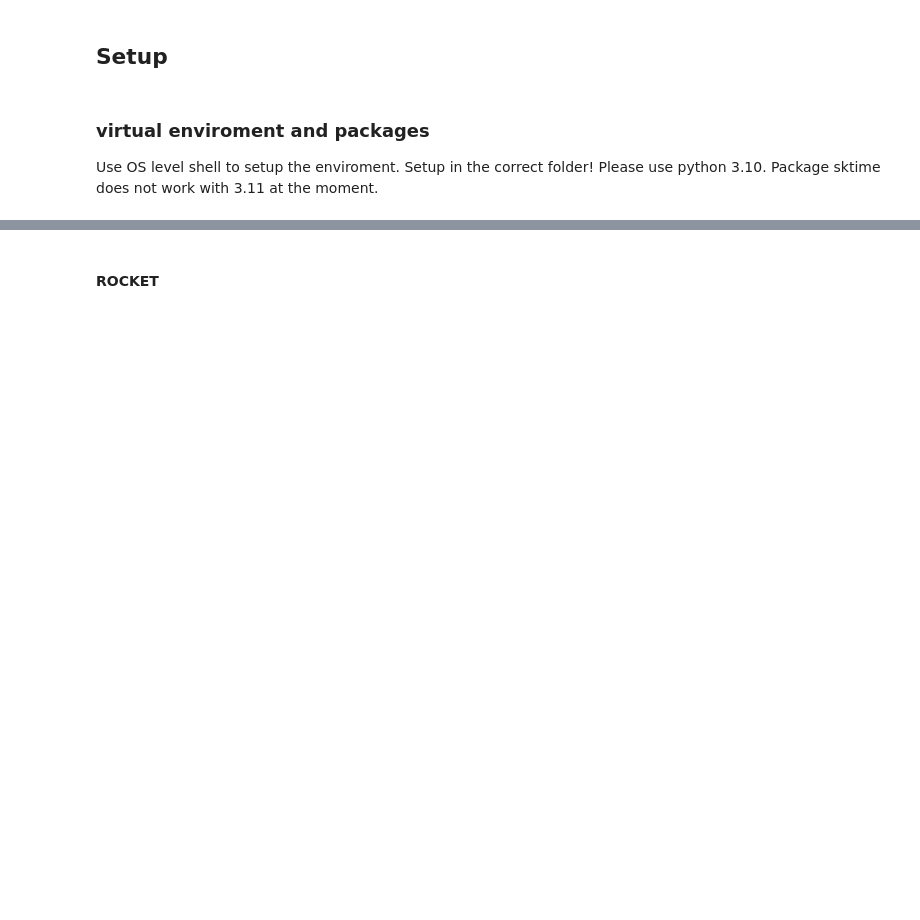
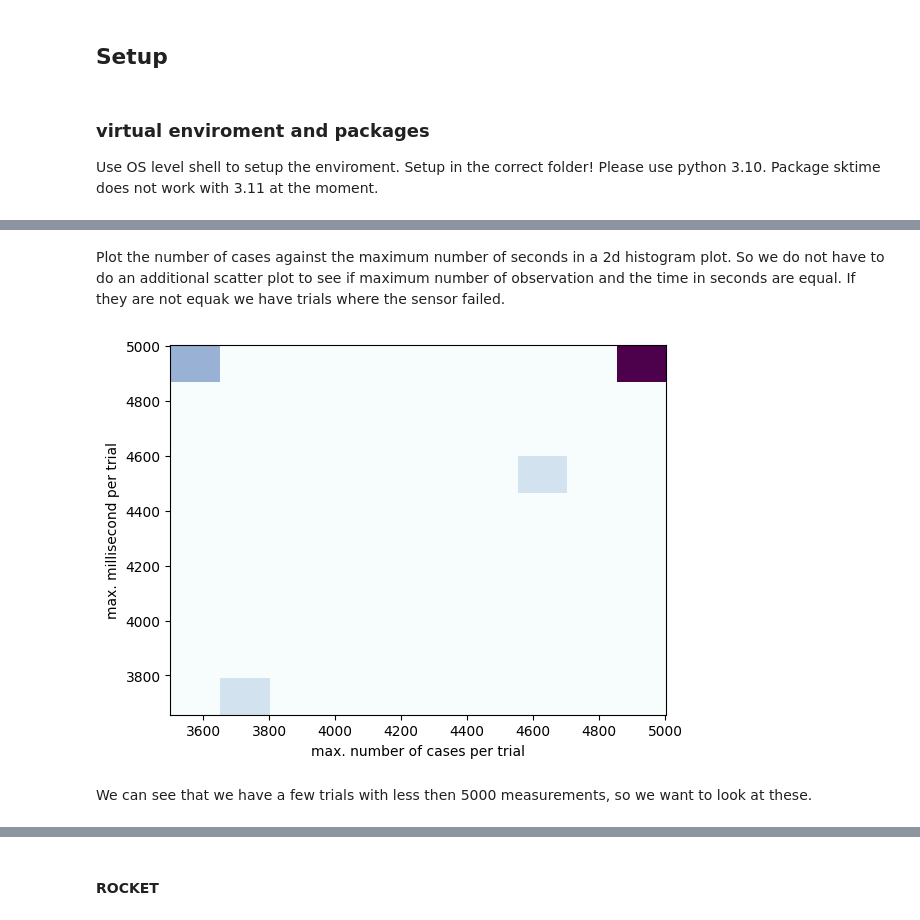
Before and after one commit to yann1cks/dssgx-application, a Jupyter notebook: time-series-classification/script.ipynb, the cells around one changed output, grey strips where cells are left out. Drawn from its saved outputs; the diff is of its cells as text; code cells hidden in the pictures; blank space fills up the shorter version.

```diff
--- a/time-series-classification/script.ipynb
+++ b/time-series-classification/script.ipynb
@@ -347,0 +84,20 @@ classifier.score(X_test, y_test_binary)
+# %%
+df = []
+
+paths = ["./data/Gruppe A/Zustand ausgeformt", "./data/Gruppe A/Zustand nicht ausgeformt", "./data/Gruppe B/nicht vollst ausgeformt - ohne Boden", "./data/Gruppe B/nicht vollst ausgeformt - Boden berührt"]
+
+for idx, path in enumerate(paths):
+
+    all_files = glob.glob(path + "/*.csv")
+
+    for filename in all_files:
+        li = (pd.read_csv(filename, encoding="latin-1", sep=";", header=0, usecols=[0,1,5], index_col=None)
+            [lambda x: x["Zustandsname"] == "S5: Bearbeitung Formen"])
+        li = li.drop(["Zustandsname"], axis=1)
+        li["group"] = idx
+        li["id"] = os.path.basename(filename)
+        li["id"] = li["id"].str.slice(5,8).astype("int")
+        df.append(li)
+
+# Create the complete data frame
+df = pd.concat(df, axis=0, ignore_index=True)
@@ -347,0 +258,3 @@ classifier.score(X_test, y_test_binary)
+# %%
+df_count = df.groupby(["id", "group"])["id"].count()
+df_count.groupby("group").agg(["median", "mean","min", "max"])
@@ -347,0 +268,13 @@ classifier.score(X_test, y_test_binary)
+# %% [markdown]
+Plot the number of cases against the maximum number of seconds in a 2d histogram plot. So we do not have to do an additional scatter plot to see if maximum number of observation and the time in seconds are equal. If they are not equak we have trials where the sensor failed.
+# %%
+maxtime = df.groupby(["id", "group"])[["milliseconds"]].max()
+
+plt.hist2d( df_count.to_numpy(), maxtime["milliseconds"].to_numpy(), cmin=0, bins=(10, 10), norm="symlog", cmap=plt.cm.BuPu)
+plt.xlabel('max. number of cases per trial')
+plt.ylabel('max. millisecond per trial')
+plt.show()
+# %% [output]
+[figure, added]
+# %% [markdown]
+We can see that we  have a few trials with less then 5000 measurements, so we want to look at these.
```
Also changed, not shown: parts of 115 cells of this notebook, 5 other files.
